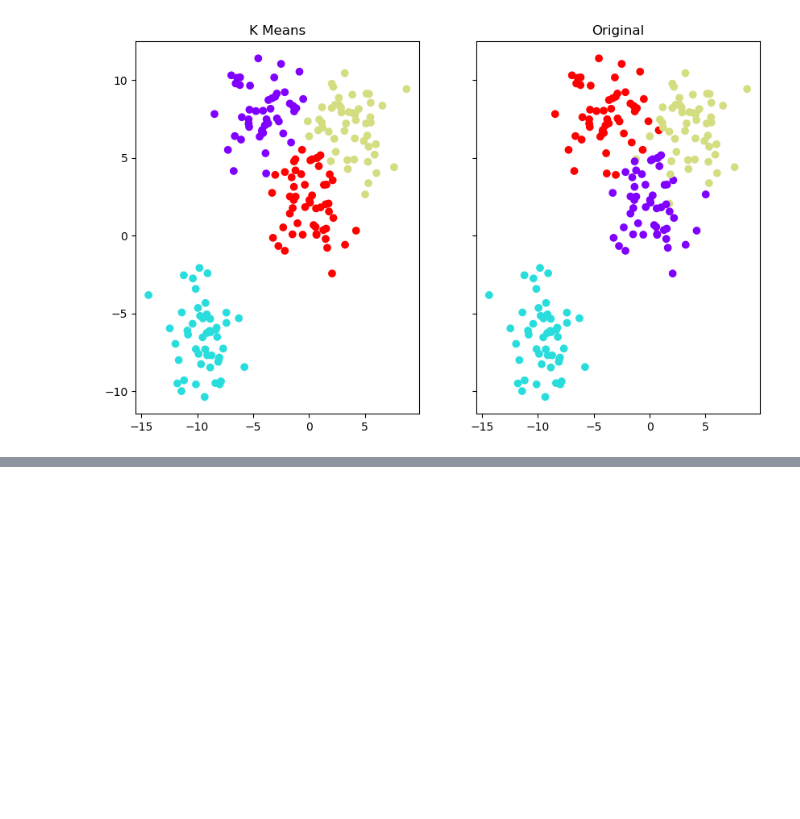
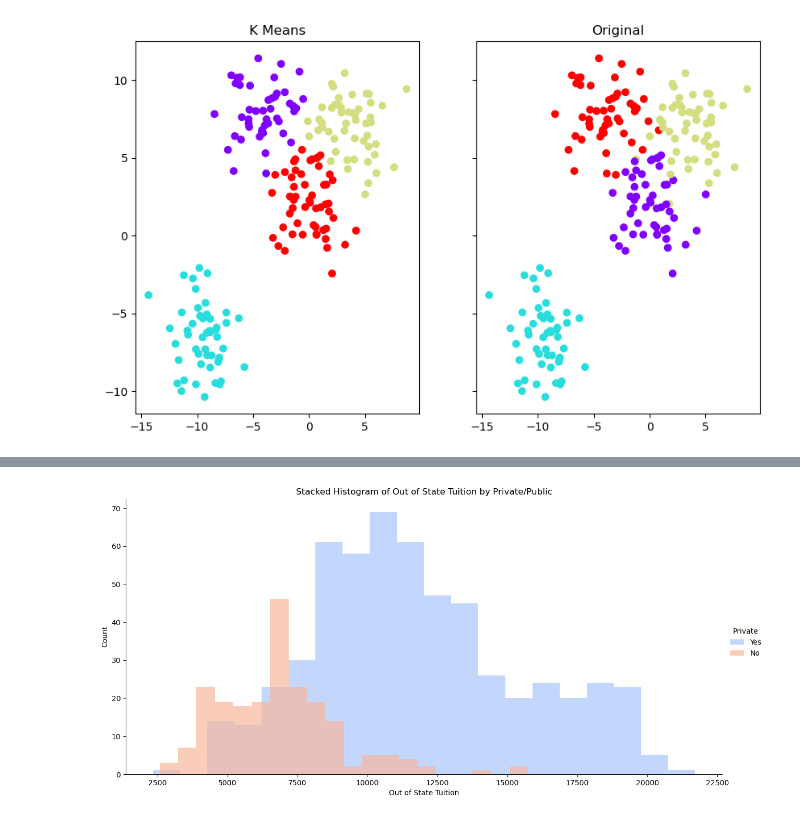
Before and after one commit to Malinda1/machine-learning_course_01, a Jupyter notebook: K_Mean_Clustering/K_Mean_Clustering_classification.ipynb, the cells around one changed output, grey strips where cells are left out. Saved outputs shown, nothing was run; the diff lists cells and outputs as text; code cells hidden in the pictures; blank space fills up the shorter version.

```diff
--- a/K_Mean_Clustering/K_Mean_Clustering_classification.ipynb
+++ b/K_Mean_Clustering/K_Mean_Clustering_classification.ipynb
@@ -79,0 +175,18 @@ ax2.scatter(
+# %%
+# Create a FacetGrid
+g = sns.FacetGrid(data_v2, hue='Private', palette = 'coolwarm', height=6, aspect=2)
+
+# Map a histogram to the grid
+g.map(plt.hist, 'Outstate', bins=20, alpha=0.7)
+
+# Add labels and title
+g.set_axis_labels('Out of State Tuition', 'Count')
+plt.title('Stacked Histogram of Out of State Tuition by Private/Public')
+
+# Add a legend
+g.add_legend()
+
+# Show the plot
+plt.show()
+# %% [output]
+[figure, added]
```
Also changed, not shown: parts of 19 cells of this notebook.
